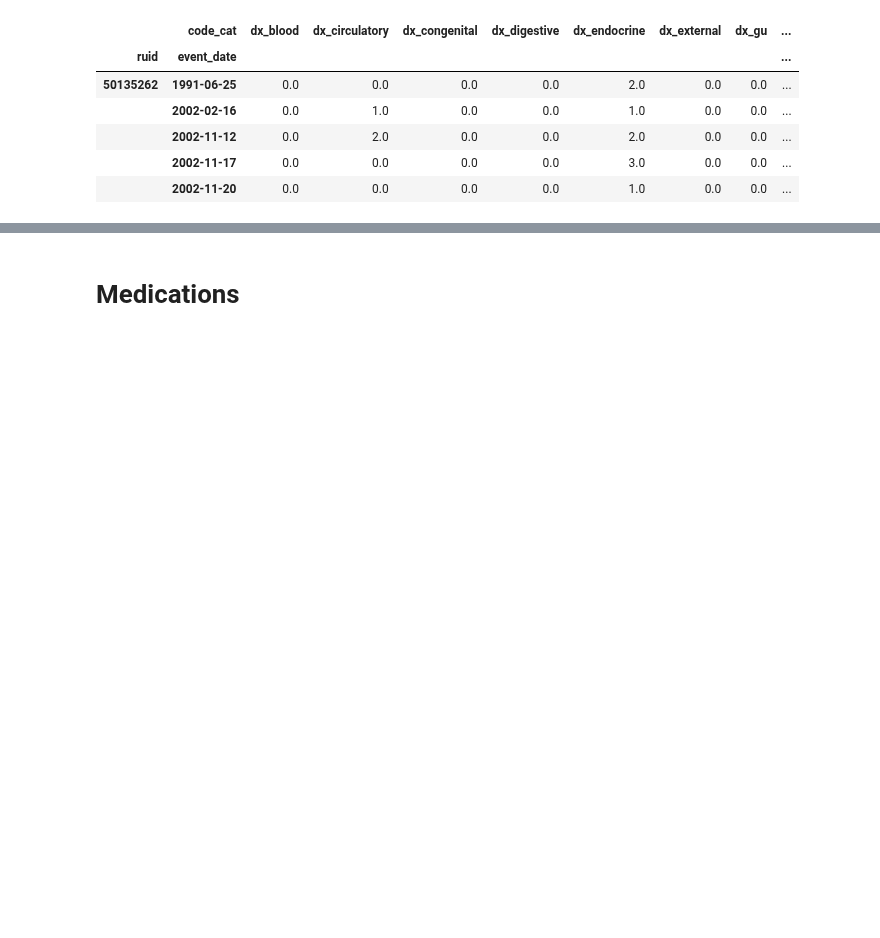
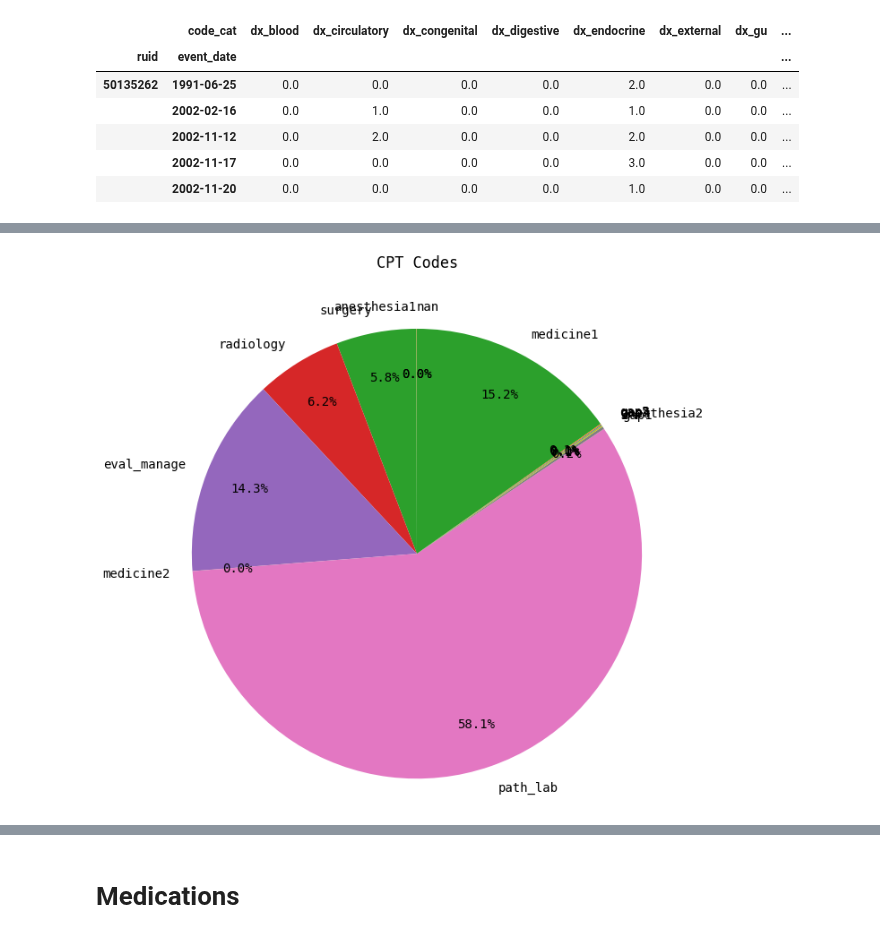
Before and after one commit to alvinjeffery/Bios8366_project, a Jupyter notebook: code/alvin_prelim.ipynb, the cells around one changed output, grey strips where cells are left out. Drawn from its saved outputs; the diff is of its cells as text; code cells hidden in the pictures; blank space fills up the shorter version.

```diff
--- a/code/alvin_prelim.ipynb
+++ b/code/alvin_prelim.ipynb
@@ -361,0 +398,6 @@ icd_wide.head()
+# %%
+cpt2 = cpt.copy()
+# %%
+# create a new column of numeric version of codes, making strings NaN
+cpt2['code_num'] = pd.to_numeric(cpt2.cpt_code, errors='coerce')
+cpt2.tail()
@@ -361,0 +411,25 @@ icd_wide.head()
+# %%
+cpt2['code_cat'] = pd.cut(cpt2.code_num, bins=[100, 1999, # anethesia
+                                               10000, 69990, # surgery
+                                               70000, 79999, # radiology
+                                               80000, 89398, # pathology & laboratory
+                                               90281, 99099, # medicine
+                                               99100, 99150, # anesthesia
+                                               99151, 99199, # medicine
+                                               99201, 99499, # evaluation & management
+                                               99500, 99607, # medicine
+                                               ],
+                          right=True, # closed on the left, inclusive on the right
+                          labels=['anesthesia1', 'gap1',
+                                  'surgery', 'gap2',
+                                  'radiology', 'gap3',
+                                  'path_lab', 'gap4',
+                                  'medicine1', 'gap5',
+                                  'anesthesia2', 'gap6',
+                                  'medicine2', 'gap7',
+                                  'eval_manage', 'gap8',
+                                  'medicine3'
+                                 ])
+
+#icd2.code_cat = np.where(icd2.icd9_code.str.contains('V'), 'visit', icd2.code_cat)
+#icd2.code_cat = np.where(icd2.icd9_code.str.contains('E'), 'dx_external', icd2.code_cat)
@@ -361,0 +456,6 @@ icd_wide.head()
+# %%
+code_dict = {}
+for code in set(cpt2.code_cat):
+    code_dict[code] = sum(cpt2.code_cat==str(code))
+
+assert(sum(code_dict.values()) == cpt2.shape[0])
@@ -361,0 +480,4 @@ icd_wide.head()
+# %%
+pie_chart(code_dict.keys(), cpt2, 'code_cat', 'CPT Codes', figsize = (10, 10))
+# %% [output]
+[figure, added]
```
Also changed, not shown: parts of 17 cells of this notebook.
